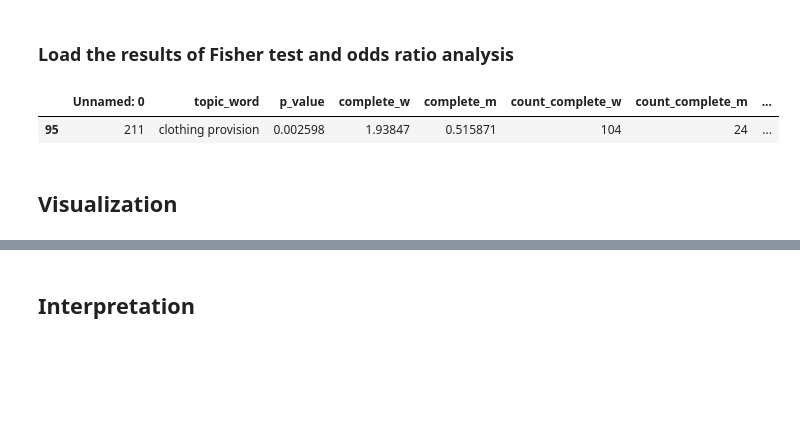
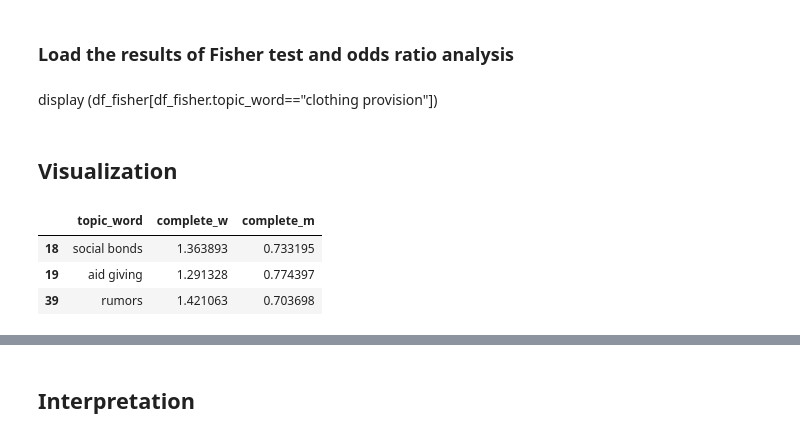
Before and after one commit to toth12/vha_auschwitz_report, a Jupyter notebook: notebooks/2_Significance_Sociability_Solidarity_Women_Men.ipynb, the cells around one changed output, grey strips where cells are left out. Drawn from its saved outputs; the diff is of its cells as text; code cells hidden in the pictures; blank space fills up the shorter version.

```diff
--- a/notebooks/2_Significance_Sociability_Solidarity_Women_Men.ipynb
+++ b/notebooks/2_Significance_Sociability_Solidarity_Women_Men.ipynb
@@ -180,11 +168,8 @@ print (clothing_provision_w/clothing_provision_m)
 ![title](output/markov_modelling/bootstrap/complete_m_complete_w/clothing%20provision.png)
 # %% [markdown]
 ### Load the results of Fisher test and odds ratio analysis
-# %%
-display (df_fisher[df_fisher.topic_word=="clothing provision"])
-# %% [output]
-|  | Unnamed: 0 | topic_word | p_value | complete_w | complete_m | count_complete_w | count_complete_m | ... |
-| 95 | 211 | clothing provision | 0.002598 | 1.93847 | 0.515871 | 104 | 24 | ... |
+# %% [markdown]
+display (df_fisher[df_fisher.topic_word=="clothing provision"])
 # %% [markdown]
 ## Visualization
 # %%
@@ -192,4 +178,11 @@ relevant_terms = ["food sharing","friends","social relations","aid giving","clot
 plot_table = df_fisher[df_fisher.topic_word.isin(relevant_terms)][['topic_word','complete_w','complete_m']]
+# %%
+plot_table
+# %% [output]
+|  | topic_word | complete_w | complete_m |
+| 18 | social bonds | 1.363893 | 0.733195 |
+| 19 | aid giving | 1.291328 | 0.774397 |
+| 39 | rumors | 1.421063 | 0.703698 |
 # %%
 plot_table = plot_table.rename(columns={"complete_w": "women", "complete_m": "men"})
 # %%
```
Also changed, not shown: parts of 27 cells of this notebook, 4 other files.
